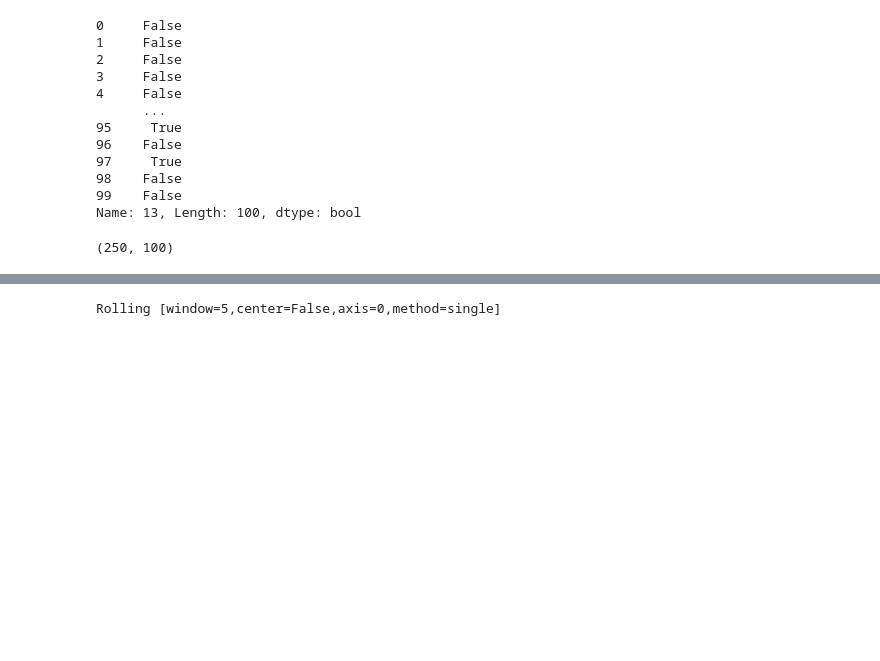
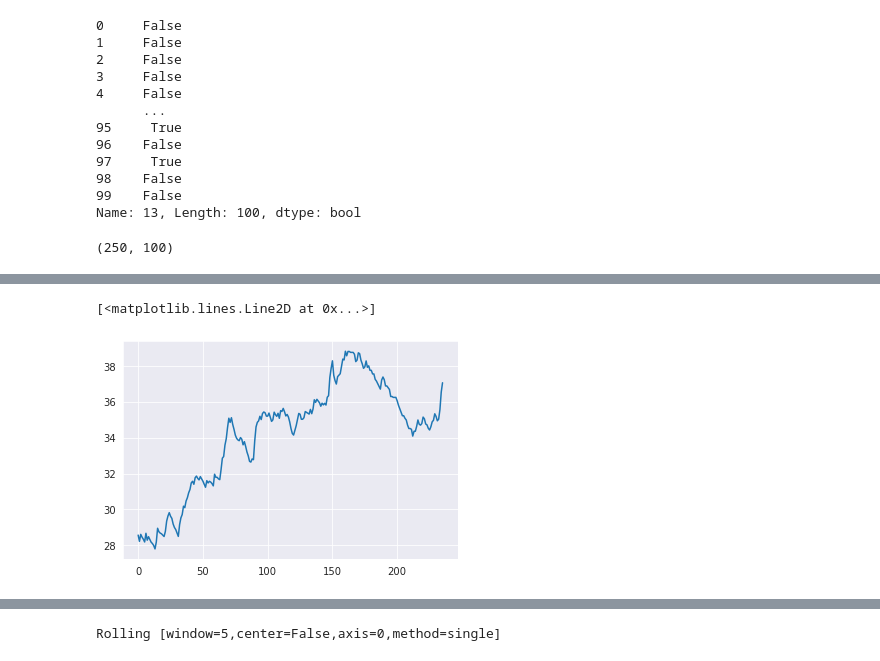
Before and after one commit to owowouwu/algothon2022, a Jupyter notebook: mean_reversion.ipynb, the cells around one changed output, grey strips where cells are left out. Cells and saved outputs as stored; diff of their text form; code cells hidden in the pictures; blank space fills up the shorter version.

```diff
--- a/mean_reversion.ipynb
+++ b/mean_reversion.ipynb
@@ -52,0 +55,5 @@ plt.plot(means[0] - stds[0])
+# %%
+plt.plot(metrics.calcRSI(prcAll[6], 14))
+# %% [output]
+[<matplotlib.lines.Line2D at 0x...>]
+[figure, added]
```
Also changed, not shown: parts of 16 cells of this notebook, 8 other files.
